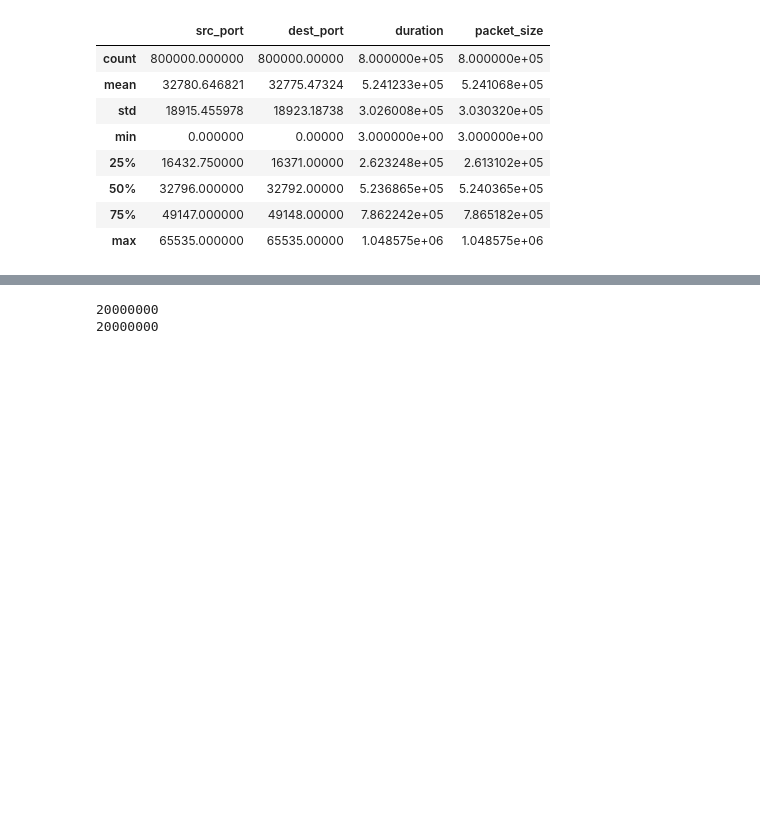
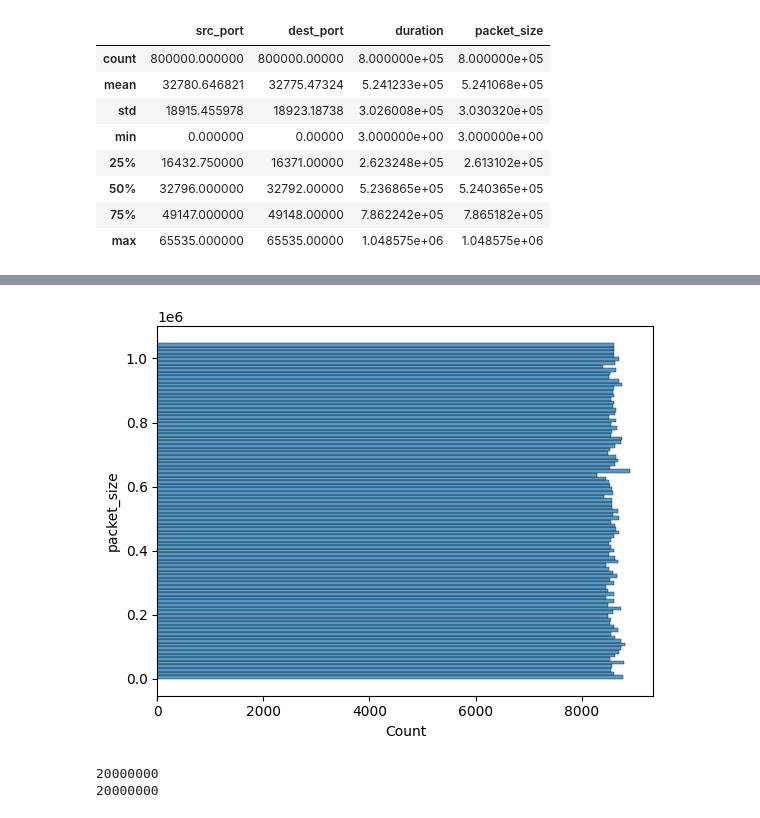
Before and after one commit to hodge-py/Coding_assignments, a Jupyter notebook: Information and Networking Security/CourseProject/malware.ipynb, the cells around one changed output, grey strips where cells are left out. Cells and saved outputs as stored; diff of their text form; code cells hidden in the pictures; blank space fills up the shorter version.

```diff
--- a/Information and Networking Security/CourseProject/malware.ipynb
+++ b/Information and Networking Security/CourseProject/malware.ipynb
@@ -53,3 +59,8 @@ df.describe()
+# %%
+sns.histplot(data=df,y="packet_size")
+plt.show()
+# %% [output]
+[figure, added]
 # %%
 df2 = df2.dropna()
 label = LabelEncoder()
```
Also changed, not shown: parts of 2 cells of this notebook.
